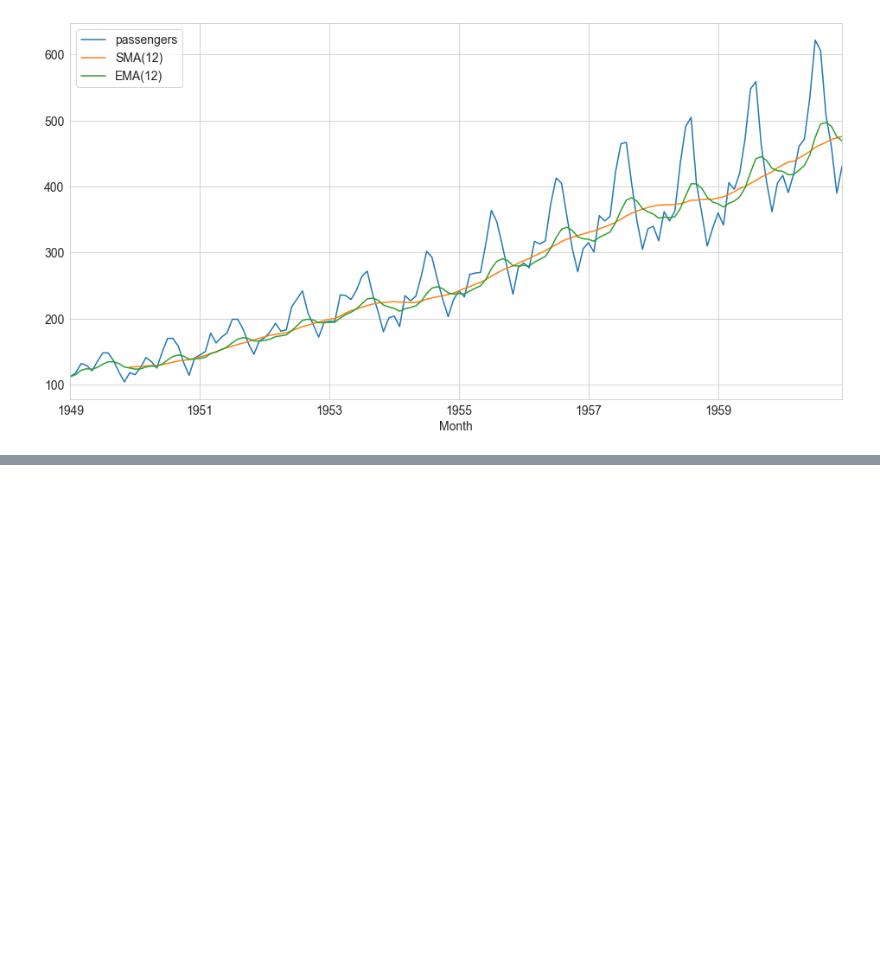
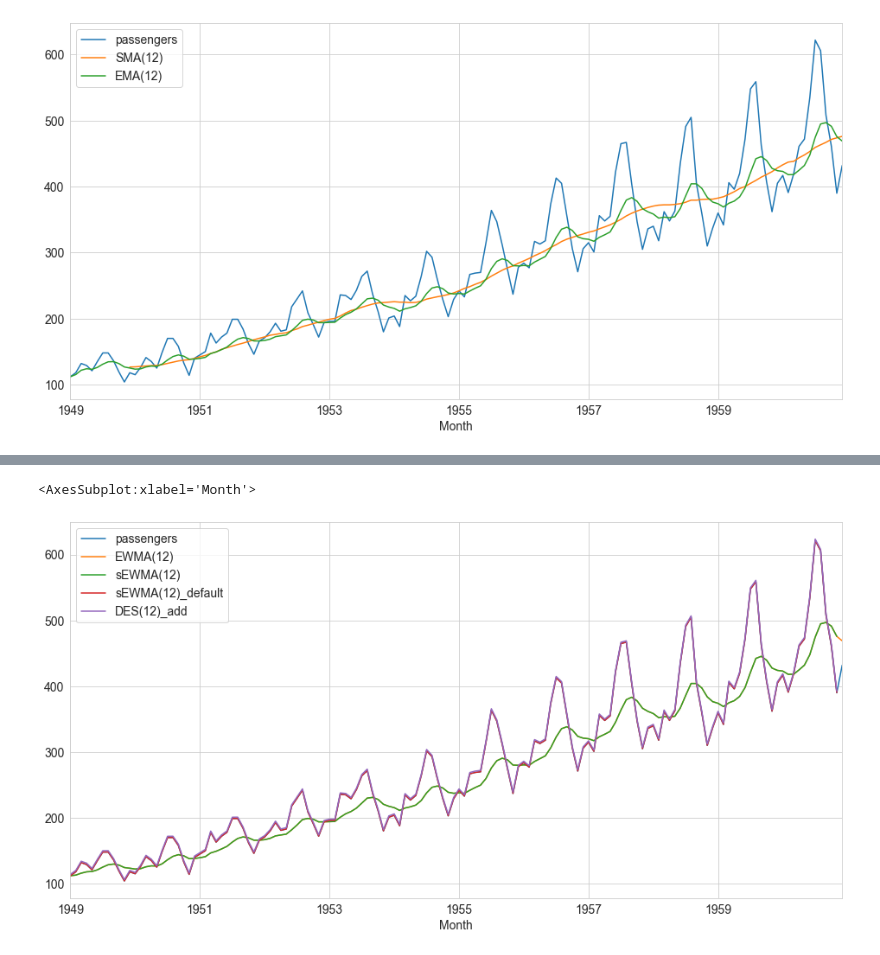
Before and after one commit to luiul/tsa, a Jupyter notebook: course-nb/04-statsmodel.ipynb, the cells around one changed output, grey strips where cells are left out. Saved outputs shown, nothing was run; the diff lists cells and outputs as text; code cells hidden in the pictures; blank space fills up the shorter version.

```diff
--- a/course-nb/04-statsmodel.ipynb
+++ b/course-nb/04-statsmodel.ipynb
@@ -285,0 +418,6 @@ df['passengers SMA(12) EMA(12)'.split()].plot()
+# %%
+model = ExponentialSmoothing(df.passengers, trend='add')
+# %%
+f_model = model.fit()
+# %%
+df['DES(12)_add'] = f_model.fittedvalues.shift(-1)
@@ -285,0 +428,6 @@ df['passengers SMA(12) EMA(12)'.split()].plot()
+# %%
+df[['passengers', 'EWMA(12)', 'sEWMA(12)', 'sEWMA(12)_default',
+    'DES(12)_add']].plot()
+# %% [output]
+<AxesSubplot:xlabel='Month'>
+[figure, added]
```
Also changed, not shown: parts of 50 cells of this notebook, 2 other files.
